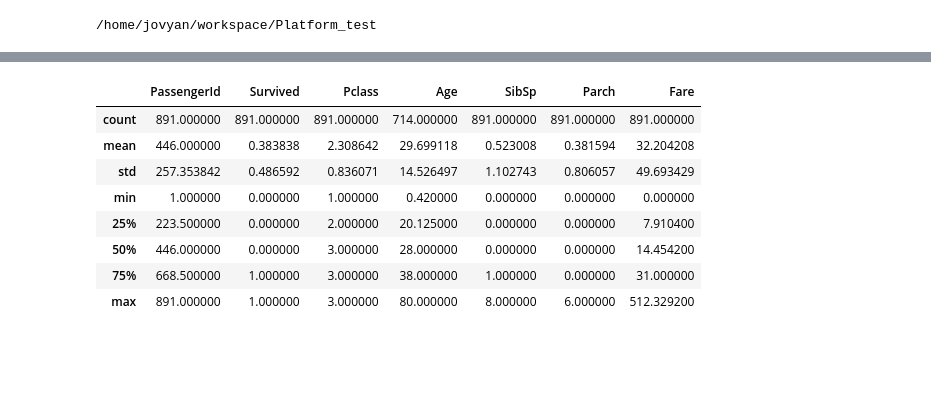
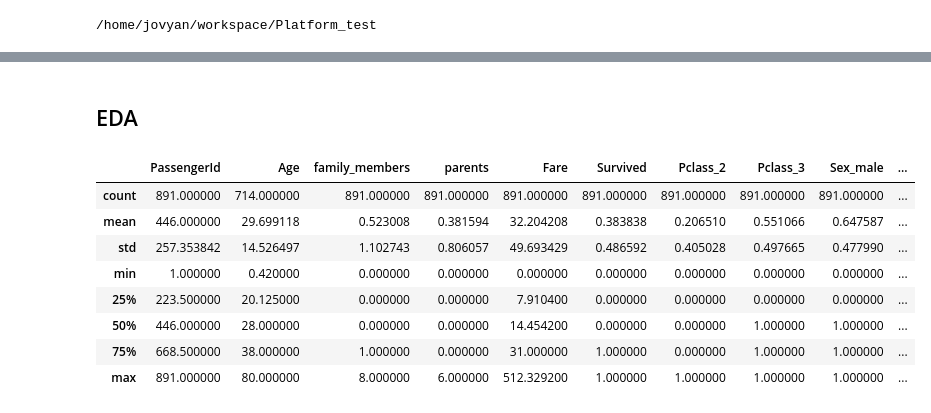
Before and after one commit to Anand-Karan/Platform_test, a Jupyter notebook: Code/Titanic.ipynb, the cells around one changed output, grey strips where cells are left out. Saved outputs shown, nothing was run; the diff lists cells and outputs as text; code cells hidden in the pictures; blank space fills up the shorter version.

```diff
--- a/Code/Titanic.ipynb
+++ b/Code/Titanic.ipynb
@@ -13,5 +15,6 @@ import pandas as pd
 # %%
 data = pd.read_csv('Data/titanic.csv')
+data = data.rename(columns = {'SibSp':'family_members','Parch':'parents','Embarked':'port'})
 # %%
 data.head()
 # %% [output]
@@ -21,3 +24,6 @@ data.head()
 | 2 | 3 | 1 | 3 | Heikkinen, Miss. Laina | female | 26.0 | 0 | 0 | STON/O2. 3101282 | 7.9250 | ... |
 | 3 | 4 | 1 | 1 | Futrelle, Mrs. Jacques Heath (Lil... | female | 35.0 | 1 | 0 | 113803 | 53.1000 | ... |
 | 4 | 5 | 0 | 3 | Allen, Mr. William Henry | male | 35.0 | 0 | 0 | 373450 | 8.0500 | ... |
+# %%
+data = data[['PassengerId','Pclass','Sex','Age','family_members','parents','Fare','Cabin','port','Survived']]
+data.head()
@@ -23,0 +37,3 @@ data.head()
+# %%
+data2 = pd.get_dummies(data, columns=['Pclass','Sex','port'], drop_first=True)
+data2.head(10)
@@ -24,12 +52,14 @@ data.head()
+# %% [markdown]
+## EDA
 # %%
-data.describe()
+data2.describe()
 # %% [output]
-|  | PassengerId | Survived | Pclass | Age | SibSp | Parch | Fare |
-| count | 891.000000 | 891.000000 | 891.000000 | 714.000000 | 891.000000 | 891.000000 | 891.000000 |
-| mean | 446.000000 | 0.383838 | 2.308642 | 29.699118 | 0.523008 | 0.381594 | 32.204208 |
-| std | 257.353842 | 0.486592 | 0.836071 | 14.526497 | 1.102743 | 0.806057 | 49.693429 |
-| min | 1.000000 | 0.000000 | 1.000000 | 0.420000 | 0.000000 | 0.000000 | 0.000000 |
-| 25% | 223.500000 | 0.000000 | 2.000000 | 20.125000 | 0.000000 | 0.000000 | 7.910400 |
-| 50% | 446.000000 | 0.000000 | 3.000000 | 28.000000 | 0.000000 | 0.000000 | 14.454200 |
-| 75% | 668.500000 | 1.000000 | 3.000000 | 38.000000 | 1.000000 | 0.000000 | 31.000000 |
-| max | 891.000000 | 1.000000 | 3.000000 | 80.000000 | 8.000000 | 6.000000 | 512.329200 |
+|  | PassengerId | Age | family_members | parents | Fare | Survived | Pclass_2 | Pclass_3 | Sex_male | ... |
+| count | 891.000000 | 714.000000 | 891.000000 | 891.000000 | 891.000000 | 891.000000 | 891.000000 | 891.000000 | 891.000000 | ... |
+| mean | 446.000000 | 29.699118 | 0.523008 | 0.381594 | 32.204208 | 0.383838 | 0.206510 | 0.551066 | 0.647587 | ... |
+| std | 257.353842 | 14.526497 | 1.102743 | 0.806057 | 49.693429 | 0.486592 | 0.405028 | 0.497665 | 0.477990 | ... |
+| min | 1.000000 | 0.420000 | 0.000000 | 0.000000 | 0.000000 | 0.000000 | 0.000000 | 0.000000 | 0.000000 | ... |
+| 25% | 223.500000 | 20.125000 | 0.000000 | 0.000000 | 7.910400 | 0.000000 | 0.000000 | 0.000000 | 0.000000 | ... |
+| 50% | 446.000000 | 28.000000 | 0.000000 | 0.000000 | 14.454200 | 0.000000 | 0.000000 | 1.000000 | 1.000000 | ... |
+| 75% | 668.500000 | 38.000000 | 1.000000 | 0.000000 | 31.000000 | 1.000000 | 0.000000 | 1.000000 | 1.000000 | ... |
+| max | 891.000000 | 80.000000 | 8.000000 | 6.000000 | 512.329200 | 1.000000 | 1.000000 | 1.000000 | 1.000000 | ... |
```
Also changed, not shown: parts of 19 cells of this notebook.
